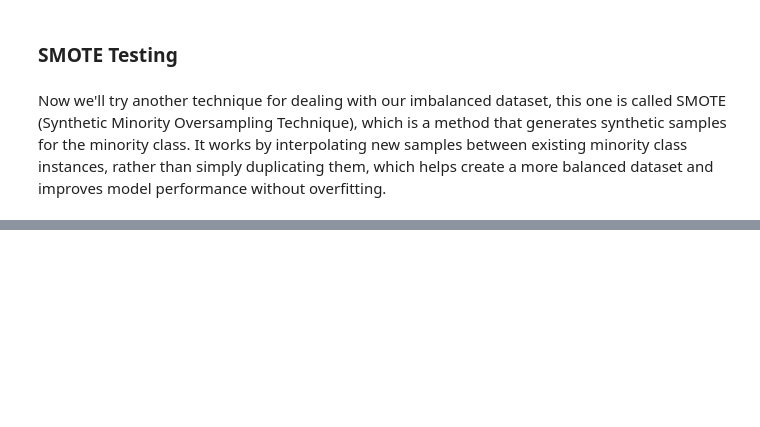
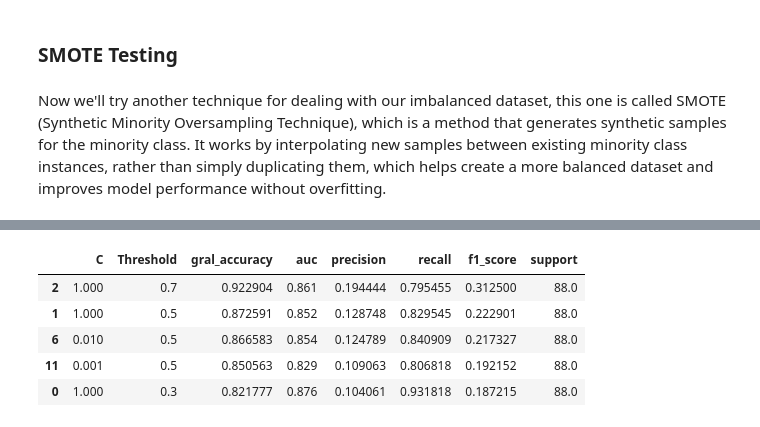
Before and after one commit to Maxkaizo/---_-ML-Zoomcamp-2024, a Jupyter notebook: 3_modeling.ipynb, the cells around one changed output, grey strips where cells are left out. Cells and saved outputs as stored; diff of their text form; code cells hidden in the pictures; blank space fills up the shorter version.

```diff
--- a/3_modeling.ipynb
+++ b/3_modeling.ipynb
@@ -390,0 +389,9 @@ df_results_wsmote = pd.DataFrame(rows)
+# %%
+df_results_wsmote[df_results_wsmote['recall'] > 0.75].sort_values(by='f1_score', ascending=False).head(5)
+# %% [output]
+|  | C | Threshold | gral_accuracy | auc | precision | recall | f1_score | support |
+| 2 | 1.000 | 0.7 | 0.922904 | 0.861 | 0.194444 | 0.795455 | 0.312500 | 88.0 |
+| 1 | 1.000 | 0.5 | 0.872591 | 0.852 | 0.128748 | 0.829545 | 0.222901 | 88.0 |
+| 6 | 0.010 | 0.5 | 0.866583 | 0.854 | 0.124789 | 0.840909 | 0.217327 | 88.0 |
+| 11 | 0.001 | 0.5 | 0.850563 | 0.829 | 0.109063 | 0.806818 | 0.192152 | 88.0 |
+| 0 | 1.000 | 0.3 | 0.821777 | 0.876 | 0.104061 | 0.931818 | 0.187215 | 88.0 |
```
Also changed, not shown: parts of 27 cells of this notebook, 5 other files.
